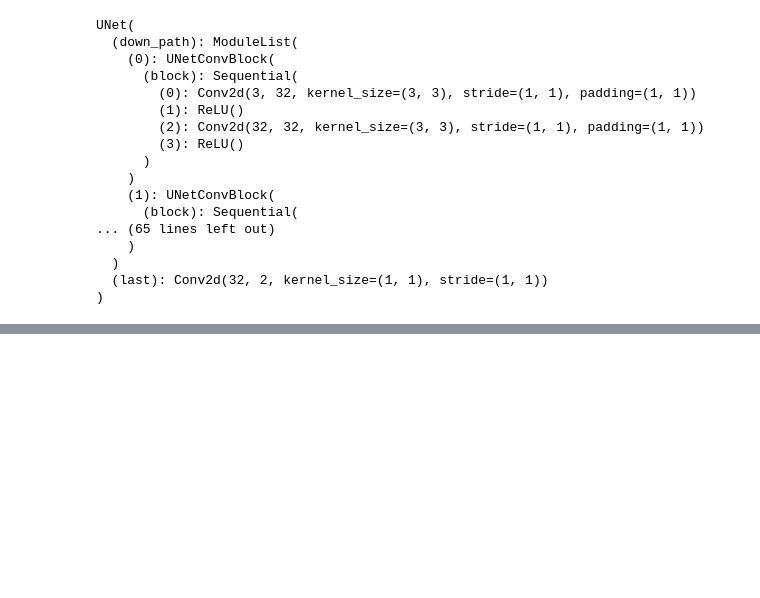
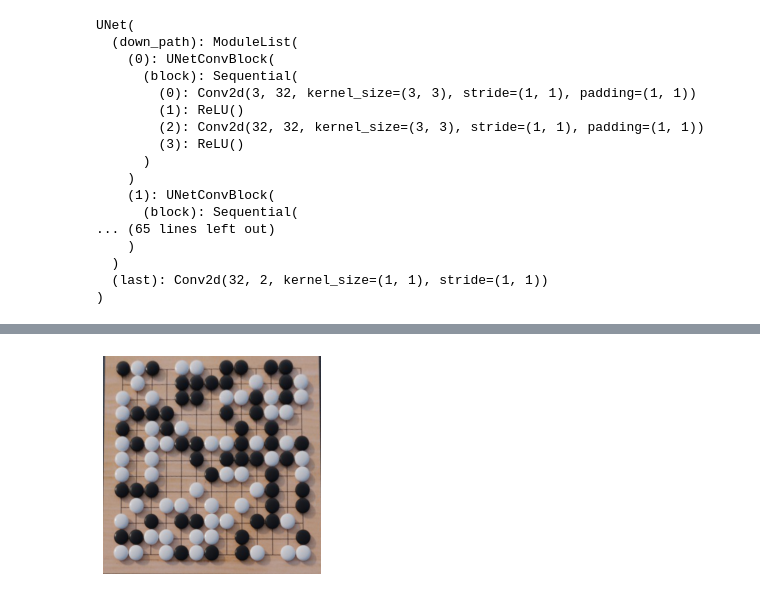
Before and after one commit to LuanAdemi/VisualGo, a Jupyter notebook: MaskTransformer.ipynb, the cells around one changed output, grey strips where cells are left out. Saved outputs shown, nothing was run; the diff lists cells and outputs as text; code cells hidden in the pictures; blank space fills up the shorter version.

```diff
--- a/MaskTransformer.ipynb
+++ b/MaskTransformer.ipynb
@@ -89,0 +90,6 @@ with torch.no_grad():
+# %%
+plt.imshow(img, cmap="gray")
+plt.axis('off')
+plt.show()
+# %% [output]
+[figure, added]
```
Also changed, not shown: parts of 8 cells of this notebook, 4 other files.
